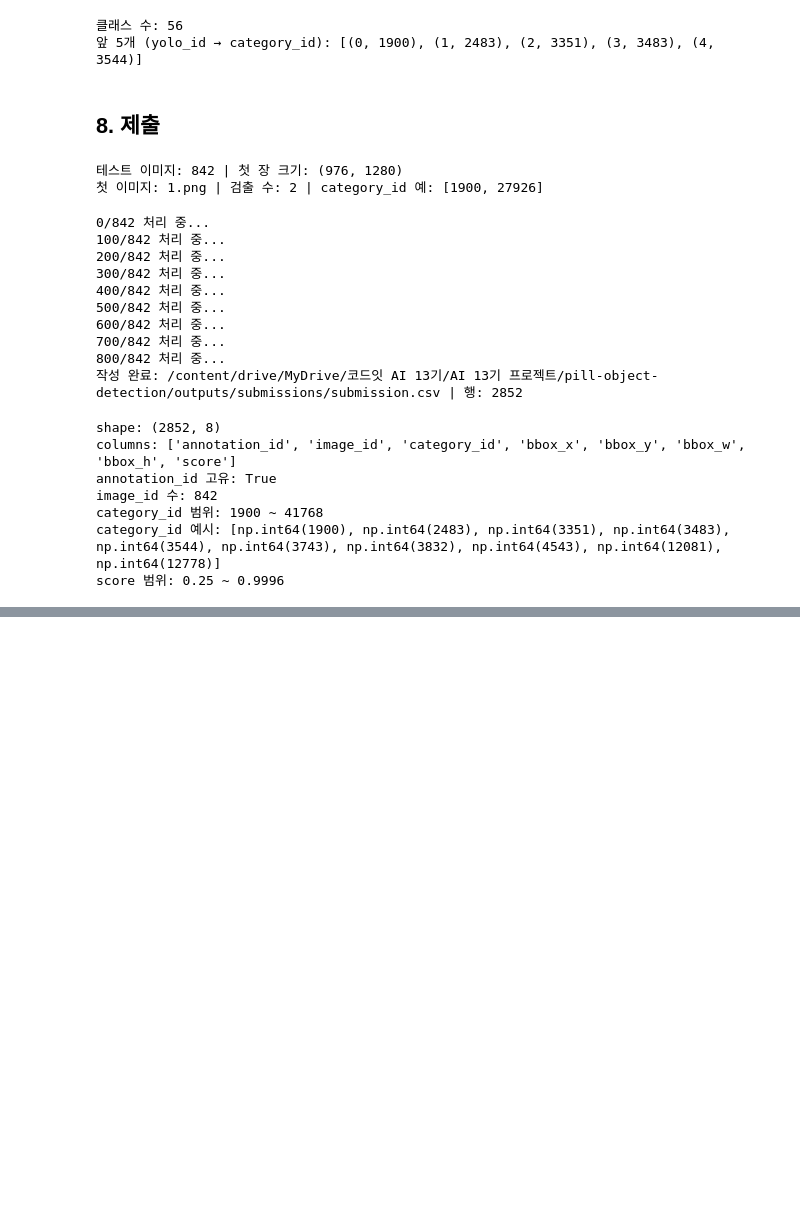
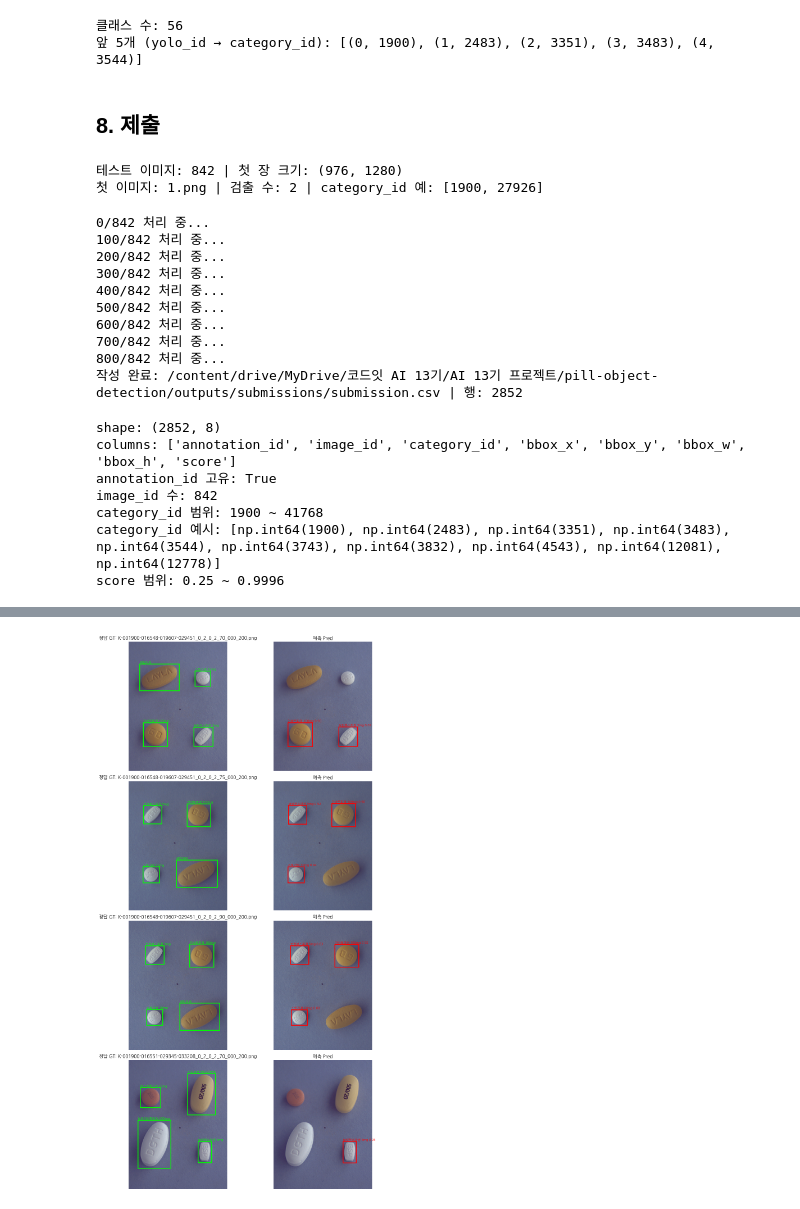
Before and after one commit to diokim17/pill-object-detection, a Jupyter notebook: notebooks/yolo11s_baseline.ipynb, the cells around one changed output, grey strips where cells are left out. Cells and saved outputs as stored; diff of their text form; code cells hidden in the pictures; blank space fills up the shorter version.

Commit message:
Added eval testing and visualization

```diff
--- a/notebooks/yolo11s_baseline.ipynb
+++ b/notebooks/yolo11s_baseline.ipynb
@@ -318,0 +321,12 @@ score 범위: 0.25 ~ 0.9996
+# %%
+# ============================================================
+# 9. eval(test) split 성능 평가 — 라벨이 있어 로컬에서 mAP/IoU 계산 가능
+# ============================================================
+model = YOLO(str(WEIGHTS_PATH))          # 학습된 가중치
+m_eval = model.val(data=str(RUNTIME_YAML), split="test", device=DEVICE,
+                   plots=True, project=str(PROJECT_ROOT / "outputs/yolo"), name="eval_test", exist_ok=True)
+
+print(f"[eval] mAP@0.5:0.95 : {m_eval.box.map:.4f}")   # IoU 0.5~0.95 평균
+print(f"[eval] mAP@0.5      : {m_eval.box.map50:.4f}")  # IoU 0.5 기준
+print(f"[eval] mAP@0.75     : {m_eval.box.map75:.4f}")  # IoU 0.75 기준
+print("결과·그래프 저장:", m_eval.save_dir)
@@ -318,0 +351,44 @@ score 범위: 0.25 ~ 0.9996
+# %%
+# ============================================================
+# 9-2. eval 이미지: 정답 vs 예측 나란히 시각화
+# ============================================================
+# 한글 폰트 (Colab)
+!apt-get -qq install -y fonts-nanum >/dev/null 2>&1
+import matplotlib.pyplot as plt, matplotlib.font_manager as fm
+from matplotlib.patches import Rectangle
+from PIL import Image
+for fp in fm.findSystemFonts():
+    if "Nanum" in fp: fm.fontManager.addfont(fp)
+plt.rcParams["font.family"] = "NanumGothic"; plt.rcParams["axes.unicode_minus"] = False
+
+names = model.names   # {0: '보령부스파정 5mg', ...}
+img_dir = DATASET_DIR / "images" / "test"
+lbl_dir = DATASET_DIR / "labels" / "test"
+
+def gt_boxes(stem, W, H):
+    p = lbl_dir / f"{stem}.txt"
+    out = []
+    if p.exists():
+        for line in p.read_text().strip().splitlines():
+            c, cx, cy, w, h = map(float, line.split())
+            out.append((int(c), (cx-w/2)*W, (cy-h/2)*H, (cx+w/2)*W, (cy+h/2)*H))
+    return out
+
+eval_imgs = sorted(img_dir.glob("*.png"))[:4]
+fig, axes = plt.subplots(len(eval_imgs), 2, figsize=(12, 5*len(eval_imgs)))
+for row, ip in enumerate(eval_imgs):
+    img = Image.open(ip).convert("RGB"); W, H = img.size
+    # 정답
+    ax = axes[row, 0]; ax.imshow(img); ax.set_title(f"정답 GT: {ip.name}"); ax.axis("off")
+    for c, x1, y1, x2, y2 in gt_boxes(ip.stem, W, H):
+        ax.add_patch(Rectangle((x1, y1), x2-x1, y2-y1, fill=False, edgecolor="lime", lw=2))
+        ax.text(x1, y1-5, names[c], color="lime", fontsize=8)
+    # 예측
+    r = model.predict(str(ip), imgsz=640, conf=0.25, max_det=4, device=DEVICE, verbose=False)[0]
+    ax = axes[row, 1]; ax.imshow(img); ax.set_title("예측 Pred"); ax.axis("off")
+    for (x1,y1,x2,y2), c, s in zip(r.boxes.xyxy.cpu().numpy(), r.boxes.cls.cpu().numpy(), r.boxes.conf.cpu().numpy()):
+        ax.add_patch(Rectangle((x1, y1), x2-x1, y2-y1, fill=False, edgecolor="red", lw=2))
+        ax.text(x1, y1-5, f"{names[int(c)]} {s:.2f}", color="red", fontsize=8)
+plt.tight_layout(); plt.show()
+# %% [output]
+[figure, added]
```
Also changed, not shown: parts of 2 cells of this notebook.
